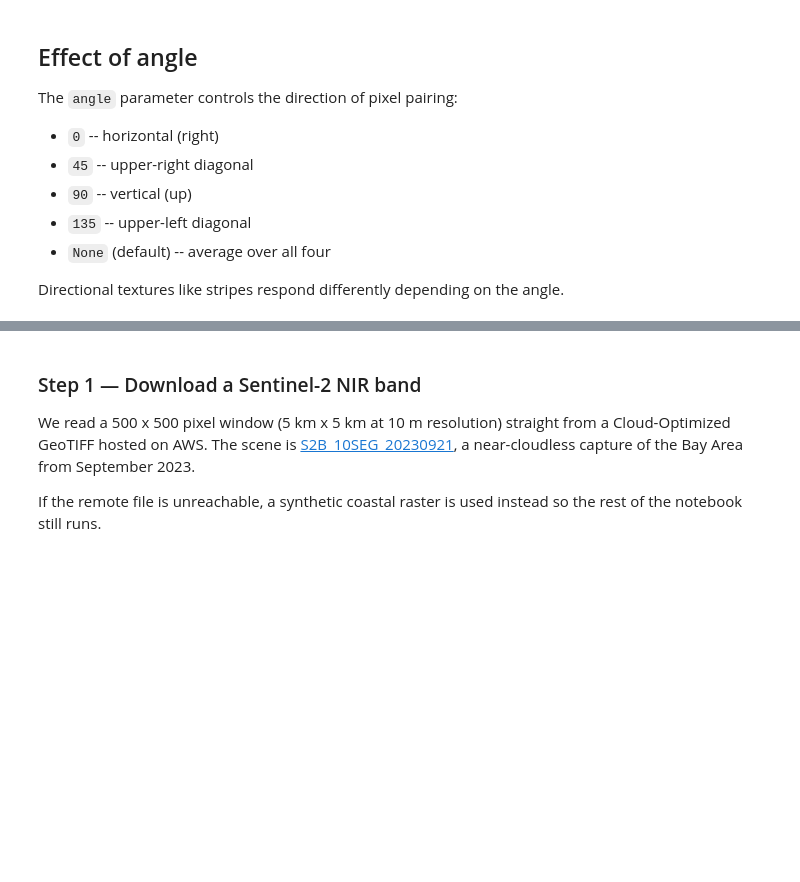
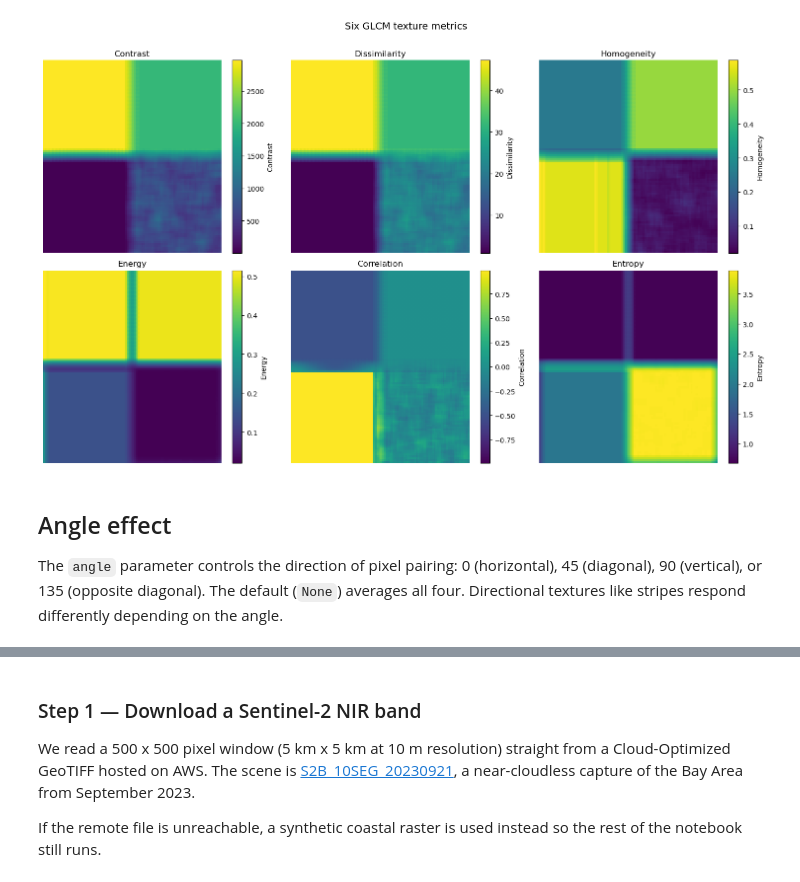
Before and after one commit to makepath/xarray-spatial, a Jupyter notebook: examples/user_guide/25_GLCM_Texture.ipynb, the cells around one changed output, grey strips where cells are left out. Drawn from its saved outputs; the diff is of its cells as text; code cells hidden in the pictures; blank space fills up the shorter version.

```diff
--- a/examples/user_guide/25_GLCM_Texture.ipynb
+++ b/examples/user_guide/25_GLCM_Texture.ipynb
@@ -71,25 +85,26 @@ Pass a list of metric names to get a 3-D result with a leading `metric` dimensio
 # %%
 metrics = ['contrast', 'dissimilarity', 'homogeneity', 'energy', 'correlation', 'entropy']
 textures = glcm_texture(agg, metric=metrics, window_size=7, levels=64)
 
-fig, axes = plt.subplots(2, 3, figsize=(14, 9))
+fig, axes = plt.subplots(2, 3, figsize=(15, 9))
 for ax, name in zip(axes.flat, metrics):
-    vals = textures.sel(metric=name).values
-    im = ax.imshow(vals, cmap='viridis')
+    textures.sel(metric=name).plot.imshow(ax=ax, cmap='viridis', add_colorbar=True,
+                                          cbar_kwargs={'label': name.capitalize()})
     ax.set_title(name.capitalize())
-    plt.colorbar(im, ax=ax, shrink=0.7)
-plt.suptitle('All six GLCM texture metrics', fontsize=14, y=1.01)
+    ax.set_axis_off()
+
+plt.suptitle('Six GLCM texture metrics', fontsize=14, y=1.01)
 plt.tight_layout()
+
+# Save preview image
+import pathlib
+pathlib.Path('images').mkdir(exist_ok=True)
+fig.savefig('images/glcm_texture_preview.png', bbox_inches='tight', dpi=120)
 plt.show()
+# %% [output]
+[figure, added]
 # %% [markdown]
-## Effect of angle
+## Angle effect
 
-The `angle` parameter controls the direction of pixel pairing:
-- `0` -- horizontal (right)
-- `45` -- upper-right diagonal
-- `90` -- vertical (up)
-- `135` -- upper-left diagonal
-- `None` (default) -- average over all four
-
-Directional textures like stripes respond differently depending on the angle.
+The `angle` parameter controls the direction of pixel pairing: 0 (horizontal), 45 (diagonal), 90 (vertical), or 135 (opposite diagonal). The default (`None`) averages all four. Directional textures like stripes respond differently depending on the angle.
 # %%
```
Also changed, not shown: parts of 22 cells of this notebook, 1 other file.
